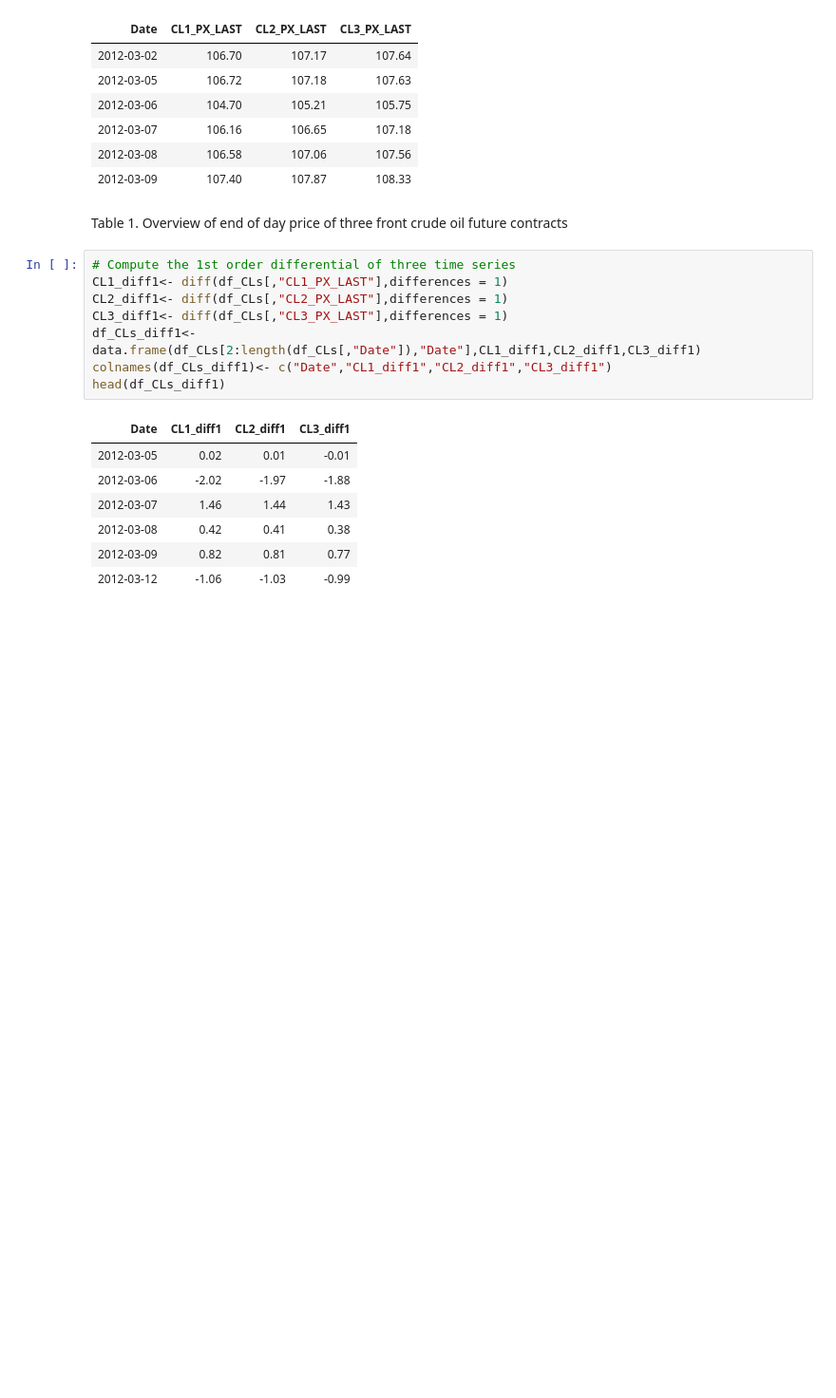
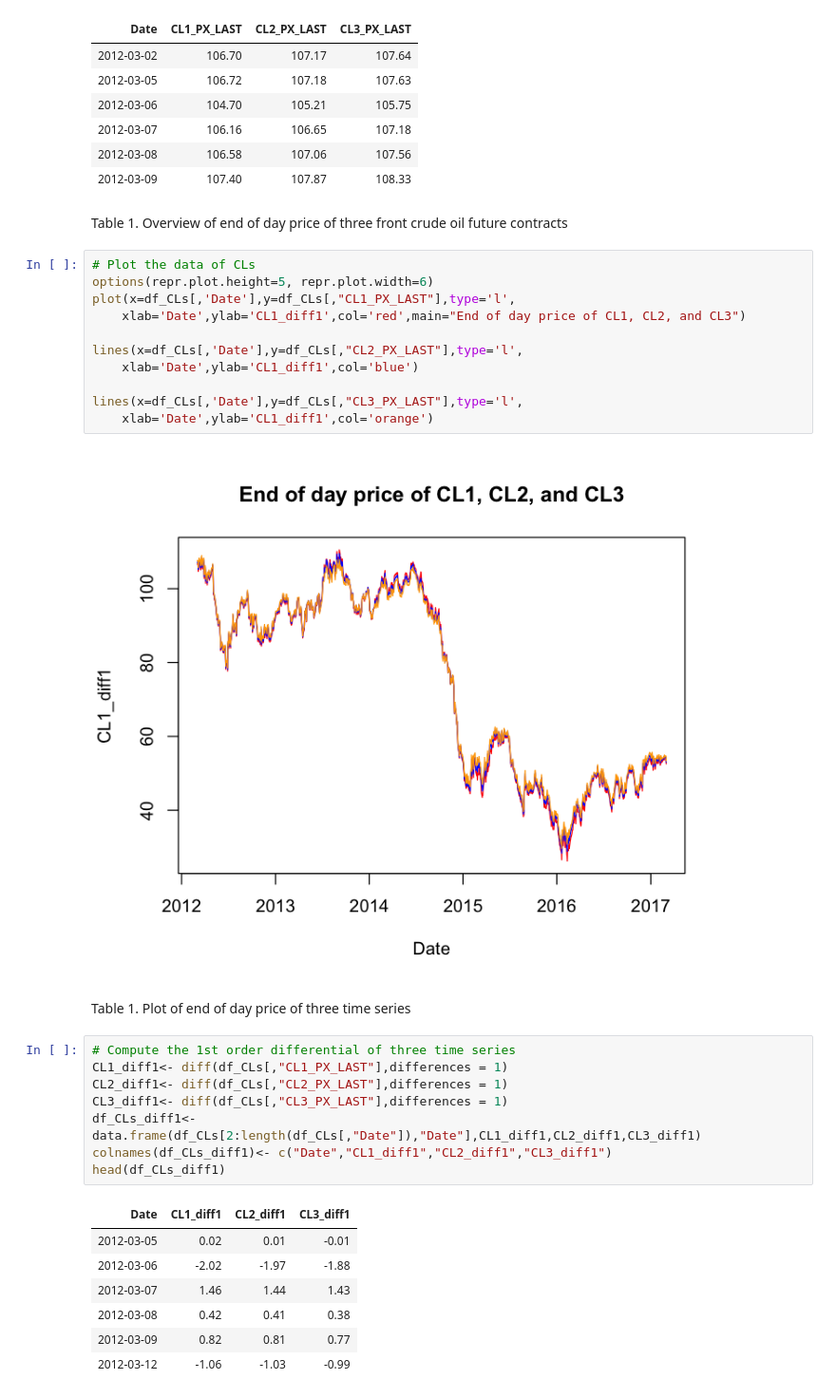
Before and after one commit to noisyoscillator/MTH9893_Time_Series, a Jupyter notebook: HW/HW4/MTH9893_HW4_Group01.ipynb, the cells around one changed output. Shown at 95% size. Drawn from its saved outputs; the diff is of its cells as text; blank space fills up the shorter version.

```diff
--- a/HW/HW4/MTH9893_HW4_Group01.ipynb
+++ b/HW/HW4/MTH9893_HW4_Group01.ipynb
@@ -83,6 +84,21 @@ head(df_CLs)
 | 2012-03-09 | 107.40 | 107.87 | 108.33 |
 # %% [markdown]
 Table 1. Overview of end of day price of three front crude oil future contracts
+# %%
+# Plot the data of CLs
+options(repr.plot.height=5, repr.plot.width=6)
+plot(x=df_CLs[,'Date'],y=df_CLs[,"CL1_PX_LAST"],type='l',
+    xlab='Date',ylab='CL1_diff1',col='red',main="End of day price of CL1, CL2, and CL3")
+
+lines(x=df_CLs[,'Date'],y=df_CLs[,"CL2_PX_LAST"],type='l',
+    xlab='Date',ylab='CL1_diff1',col='blue')
+
+lines(x=df_CLs[,'Date'],y=df_CLs[,"CL3_PX_LAST"],type='l',
+    xlab='Date',ylab='CL1_diff1',col='orange')
+# %% [output]
+[figure, added]
+# %% [markdown]
+Table 1. Plot of end of day price of three time series
 # %%
 # Compute the 1st order differential of three time series
 CL1_diff1<- diff(df_CLs[,"CL1_PX_LAST"],differences = 1)
```
Also changed, not shown: parts of 6 cells of this notebook, 1 other file.
